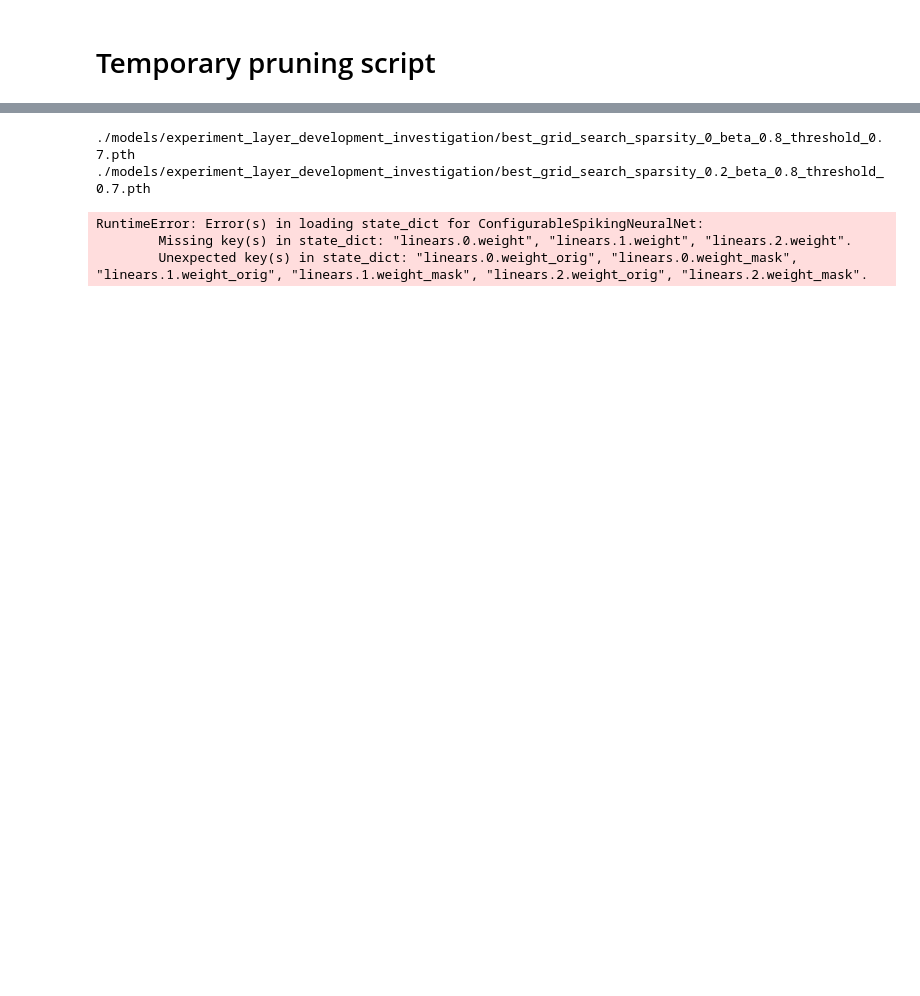
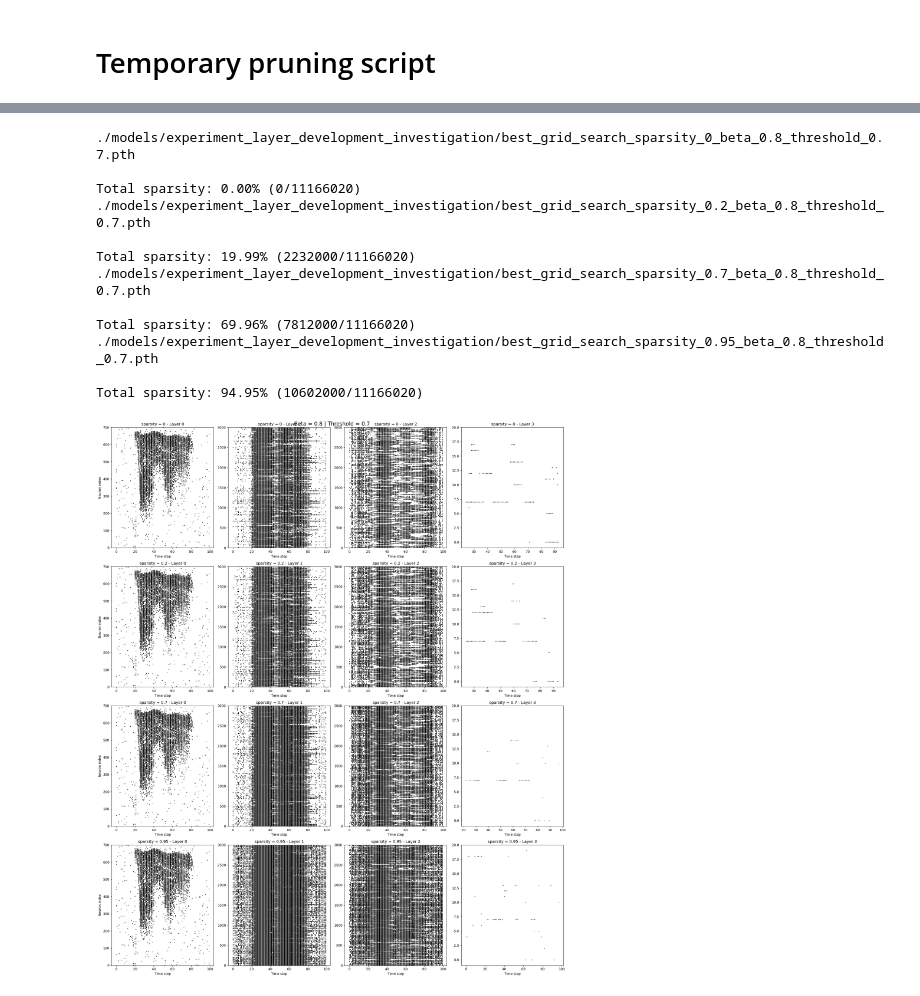
Before and after one commit to ForzaMark/whk-snn, a Jupyter notebook: heidelberg_implementation/lif_parameter_evaluation.ipynb, the cells around one changed output, grey strips where cells are left out. Saved outputs shown, nothing was run; the diff lists cells and outputs as text; code cells hidden in the pictures; blank space fills up the shorter version.

```diff
--- a/heidelberg_implementation/lif_parameter_evaluation.ipynb
+++ b/heidelberg_implementation/lif_parameter_evaluation.ipynb
@@ -22,23 +22,26 @@ PARAMETER_COMBINATIONS = list(product(beta, threshold, sparsities))
 PARAMETER_COMBINATIONS = [(beta, threshold, sparsity) for beta, threshold, sparsity in PARAMETER_COMBINATIONS if not (beta == 0.99 and threshold == 1)]
 
 for (beta, threshold, sparsity) in PARAMETER_COMBINATIONS:
-    base_net =  ConfigurableSpikingNeuralNet(number_input_neurons=NUMBER_INPUT_NEURONS,
-                                                        number_hidden_neurons=3000,
-                                                        number_output_neurons=NUMBER_OUTPUT_NEURONS,
-                                                        beta=beta,
-                                                        threshold=threshold,
-                                                        time_steps=TIME_STEPS,
-                                                        number_hidden_layers=2)
+        try:
+            base_net =  ConfigurableSpikingNeuralNet(number_input_neurons=NUMBER_INPUT_NEURONS,
+                                                                number_hidden_neurons=3000,
+                                                                number_output_neurons=NUMBER_OUTPUT_NEURONS,
+                                                                beta=beta,
+                                                                threshold=threshold,
+                                                                time_steps=TIME_STEPS,
+                                                                number_hidden_layers=2)
 
-    model = copy.deepcopy(base_net)
-    model_path = build_model_path(sparsity, beta, threshold)
+            model = copy.deepcopy(base_net)
+            model_path = build_model_path(sparsity, beta, threshold)
 
-    model = apply_random_weight_pruning_mask(model, sparsity)
-    print(model_path)
-    model.load_state_dict(torch.load(model_path))
+            model = apply_random_weight_pruning_mask(model, sparsity)
+            print(model_path)
+            model.load_state_dict(torch.load(model_path))
 
-    model = make_pruning_permanent(model)
+            model = make_pruning_permanent(model)
 
-    torch.save(model.state_dict(), model_path)
+            torch.save(model.state_dict(), model_path)
+        except:
+            print('error')
 # %% [output]
 ./models/experiment_layer_development_investigation/best_grid_search_sparsity_0.2_beta_0.8_threshold_0.7.pth
@@ -144,3 +152,14 @@ plt.show()
+# %%
+def count_zeros(model):
+    total_params = 0
+    zero_params = 0
+    for name, param in model.named_parameters():
+        if param.requires_grad:
+            numel = param.numel()
+            zeros = torch.sum(param == 0).item()
+            total_params += numel
+            zero_params += zeros
+    print(f"\nTotal sparsity: {100.0 * zero_params / total_params:.2f}% ({zero_params}/{total_params})")
 # %%
 from util.plot_layer_development import plot_layer_development
 from neural_nets.configurable_spiking_neural_net import ConfigurableSpikingNeuralNet
@@ -151,33 +170,42 @@ import torch
 beta = 0.8
 threshold = 0.7
 
 NUMBER_HIDDEN_NEURONS = 3000
 NUMBER_HIDDEN_LAYER = 2
 
 sparsities = [0, 0.2, 0.7, 0.95]
 
 base_net =  ConfigurableSpikingNeuralNet(number_input_neurons=NUMBER_INPUT_NEURONS,
                                                  number_hidden_neurons=NUMBER_HIDDEN_NEURONS,
                                                  number_output_neurons=NUMBER_OUTPUT_NEURONS,
                                                  beta=beta,
                                                  threshold=threshold,
                                                  time_steps=TIME_STEPS,
                                                  number_hidden_layers=NUMBER_HIDDEN_LAYER)
 
 models = []
 
 for sparsity in sparsities:
     model = copy.deepcopy(base_net)
     model_path = build_model_path(sparsity, beta, threshold)
     print(model_path)
     model.load_state_dict(torch.load(model_path))
 
+    count_zeros(model)
     models.append(model)
 
 plot_layer_development(models, [f'sparsity = {sparsity}' for sparsity in sparsities], super_title='Beta = 0.8 | Threshold = 0.7')
 # %% [output]
 ./models/experiment_layer_development_investigation/best_grid_search_sparsity_0_beta_0.8_threshold_0.7.pth
+
+Total sparsity: 0.00% (0/11166020)
 ./models/experiment_layer_development_investigation/best_grid_search_sparsity_0.2_beta_0.8_threshold_0.7.pth
+
+Total sparsity: 19.99% (2232000/11166020)
+./models/experiment_layer_development_investigation/best_grid_search_sparsity_0.7_beta_0.8_threshold_0.7.pth
+
+Total sparsity: 69.96% (7812000/11166020)
+./models/experiment_layer_development_investigation/best_grid_search_sparsity_0.95_beta_0.8_threshold_0.7.pth
+
+Total sparsity: 94.95% (10602000/11166020)
-RuntimeError: Error(s) in loading state_dict for ConfigurableSpikingNeuralNet:
-        Missing key(s) in state_dict: "linears.0.weight", "linears.1.weight", "linears.2.weight".
-        Unexpected key(s) in state_dict: "linears.0.weight_orig", "linears.0.weight_mask", "linears.1.weight_orig", "linears.1.weight_mask", "linears.2.weight_orig", "linears.2.weight_mask".
+[figure, added]
```
Also changed, not shown: parts of 6 cells of this notebook, 9 other files.
